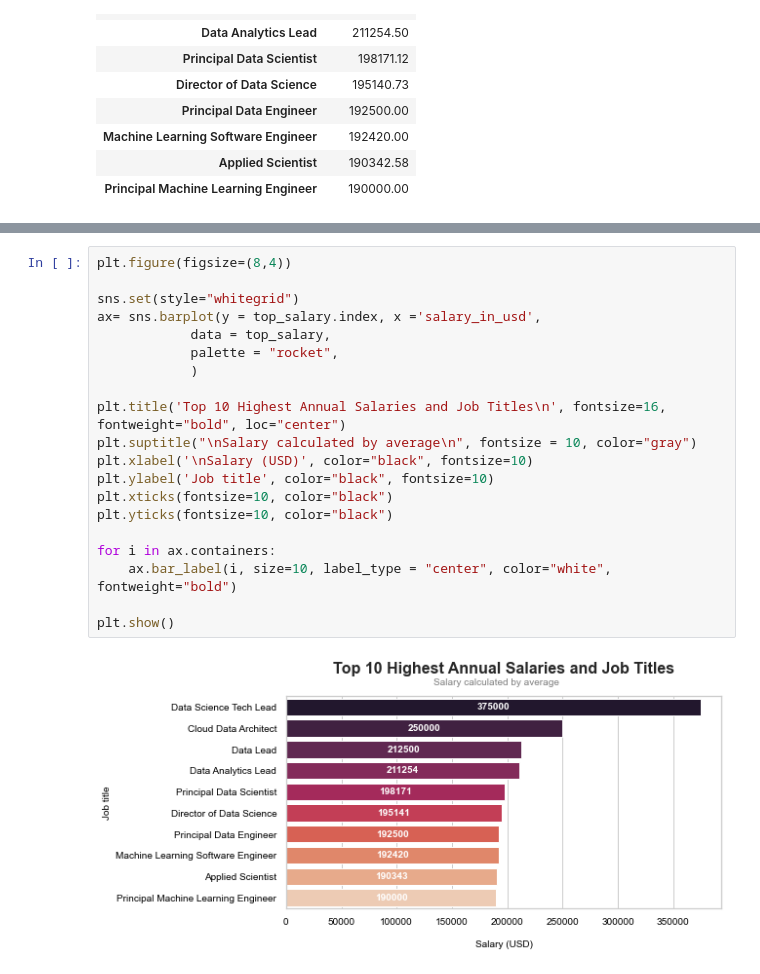
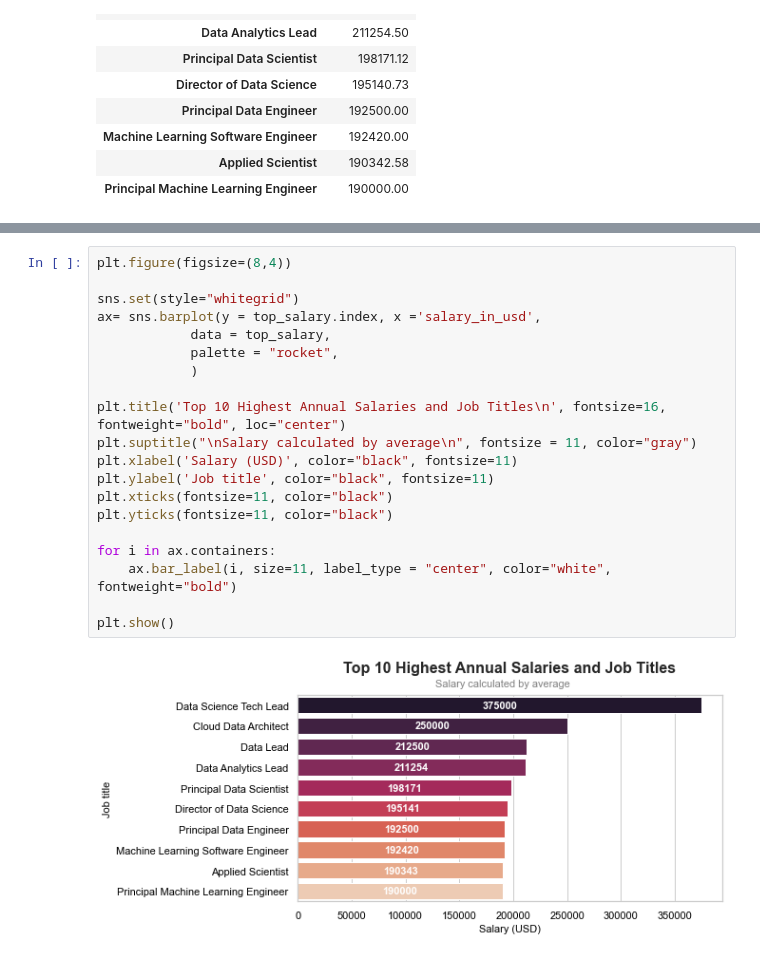
Before and after one commit to cmossman90/mim2023, a Jupyter notebook: Project.ipynb, the cells around one changed output, grey strips where cells are left out. Saved outputs shown, nothing was run; the diff lists cells and outputs as text.

```diff
--- a/Project.ipynb
+++ b/Project.ipynb
@@ -160,22 +167,22 @@ Name: job_title, dtype: int64
 # %%
 plt.figure(figsize=(8,4))
 
 sns.set(style="whitegrid")
 ax= sns.barplot(y = top_salary.index, x ='salary_in_usd',
             data = top_salary,
             palette = "rocket",
             )
 
 plt.title('Top 10 Highest Annual Salaries and Job Titles\n', fontsize=16, fontweight="bold", loc="center")
-plt.suptitle("\nSalary calculated by average\n", fontsize = 10, color="gray")
-plt.xlabel('\nSalary (USD)', color="black", fontsize=10)
-plt.ylabel('Job title', color="black", fontsize=10)
-plt.xticks(fontsize=10, color="black")
-plt.yticks(fontsize=10, color="black")
+plt.suptitle("\nSalary calculated by average\n", fontsize = 11, color="gray")
+plt.xlabel('Salary (USD)', color="black", fontsize=11)
+plt.ylabel('Job title', color="black", fontsize=11)
+plt.xticks(fontsize=11, color="black")
+plt.yticks(fontsize=11, color="black")
 
 for i in ax.containers:
-    ax.bar_label(i, size=10, label_type = "center", color="white", fontweight="bold")
+    ax.bar_label(i, size=11, label_type = "center", color="white", fontweight="bold")
 
 plt.show()
 # %% [output]
-[figure, old version]
+[figure, new version]
```
Also changed, not shown: parts of 47 cells of this notebook.
